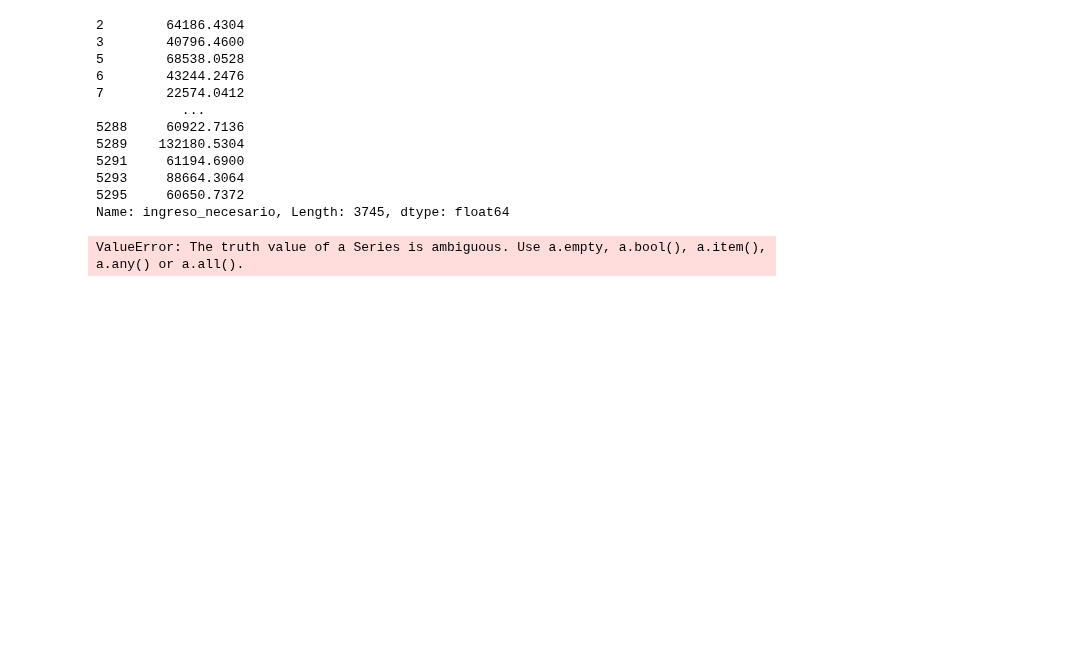
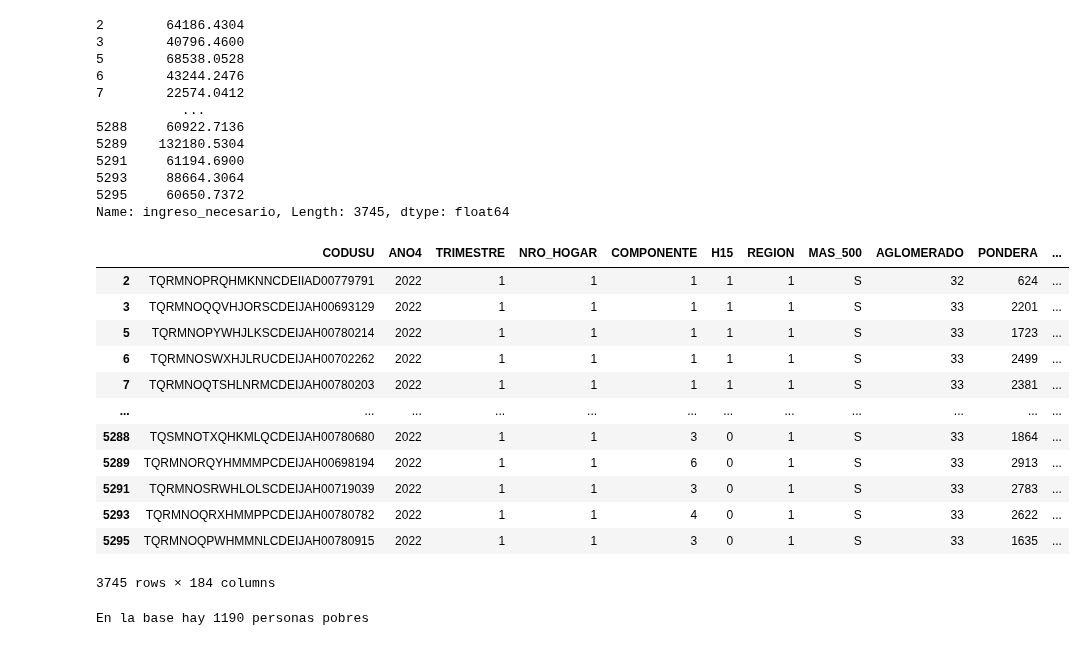
Before and after one commit to hpilar/TrabajosPracticos-Grupo4, a Jupyter notebook: TP2/TP2.ipynb, the cells around one changed output. Saved outputs shown, nothing was run; the diff lists cells and outputs as text; code cells hidden in the pictures; blank space fills up the shorter version.

```diff
--- a/TP2/TP2.ipynb
+++ b/TP2/TP2.ipynb
@@ -715,12 +733,31 @@ See the caveats in the documentation: https://pandas.pydata.org/pandas-docs/stab
 5295     60650.7372
 Name: ingreso_necesario, Length: 3745, dtype: float64
 # %%
-#Creamos la columna pobre
+#Creamos la columna que identifica si el individuo es pobre
+for index, row in respondieron.iterrows():
+    if row["ITF"]< respondieron.loc[index, "ingreso_necesario"]:
+        respondieron.loc [index,"pobre"] = 1
+    else:
+        respondieron.loc[index, "pobre"] = 0
 
-if respondieron["ingreso_necesario"] > respondieron["ITF"]:
-    respondieron["pobre"] = 1
-else:
-    respondieron["pobre"] = 0
 respondieron
 # %% [output]
+|  | CODUSU | ANO4 | TRIMESTRE | NRO_HOGAR | COMPONENTE | H15 | REGION | MAS_500 | AGLOMERADO | PONDERA | ... |
+| 2 | TQRMNOPRQHMKNNCDEIIAD00779791 | 2022 | 1 | 1 | 1 | 1 | 1 | S | 32 | 624 | ... |
+| 3 | TQRMNOQQVHJORSCDEIJAH00693129 | 2022 | 1 | 1 | 1 | 1 | 1 | S | 33 | 2201 | ... |
+| 5 | TQRMNOPYWHJLKSCDEIJAH00780214 | 2022 | 1 | 1 | 1 | 1 | 1 | S | 33 | 1723 | ... |
+| 6 | TQRMNOSWXHJLRUCDEIJAH00702262 | 2022 | 1 | 1 | 1 | 1 | 1 | S | 33 | 2499 | ... |
+| 7 | TQRMNOQTSHLNRMCDEIJAH00780203 | 2022 | 1 | 1 | 1 | 1 | 1 | S | 33 | 2381 | ... |
+| ... | ... | ... | ... | ... | ... | ... | ... | ... | ... | ... | ... |
+| 5288 | TQSMNOTXQHKMLQCDEIJAH00780680 | 2022 | 1 | 1 | 3 | 0 | 1 | S | 33 | 1864 | ... |
+| 5289 | TQRMNORQYHMMMPCDEIJAH00698194 | 2022 | 1 | 1 | 6 | 0 | 1 | S | 33 | 2913 | ... |
+| 5291 | TQRMNOSRWHLOLSCDEIJAH00719039 | 2022 | 1 | 1 | 3 | 0 | 1 | S | 33 | 2783 | ... |
+| 5293 | TQRMNOQRXHMMPPCDEIJAH00780782 | 2022 | 1 | 1 | 4 | 0 | 1 | S | 33 | 2622 | ... |
+| 5295 | TQRMNOQPWHMMNLCDEIJAH00780915 | 2022 | 1 | 1 | 3 | 0 | 1 | S | 33 | 1635 | ... |
-ValueError: The truth value of a Series is ambiguous. Use a.empty, a.bool(), a.item(), a.any() or a.all().
+3745 rows × 184 columns
+# %%
+# Contamos cuántos pobres hay
+
+print("En la base hay", respondieron["pobre"].value_counts()[1], "personas pobres")
+# %% [output]
+En la base hay 1190 personas pobres
```
Also changed, not shown: parts of 10 cells of this notebook.
